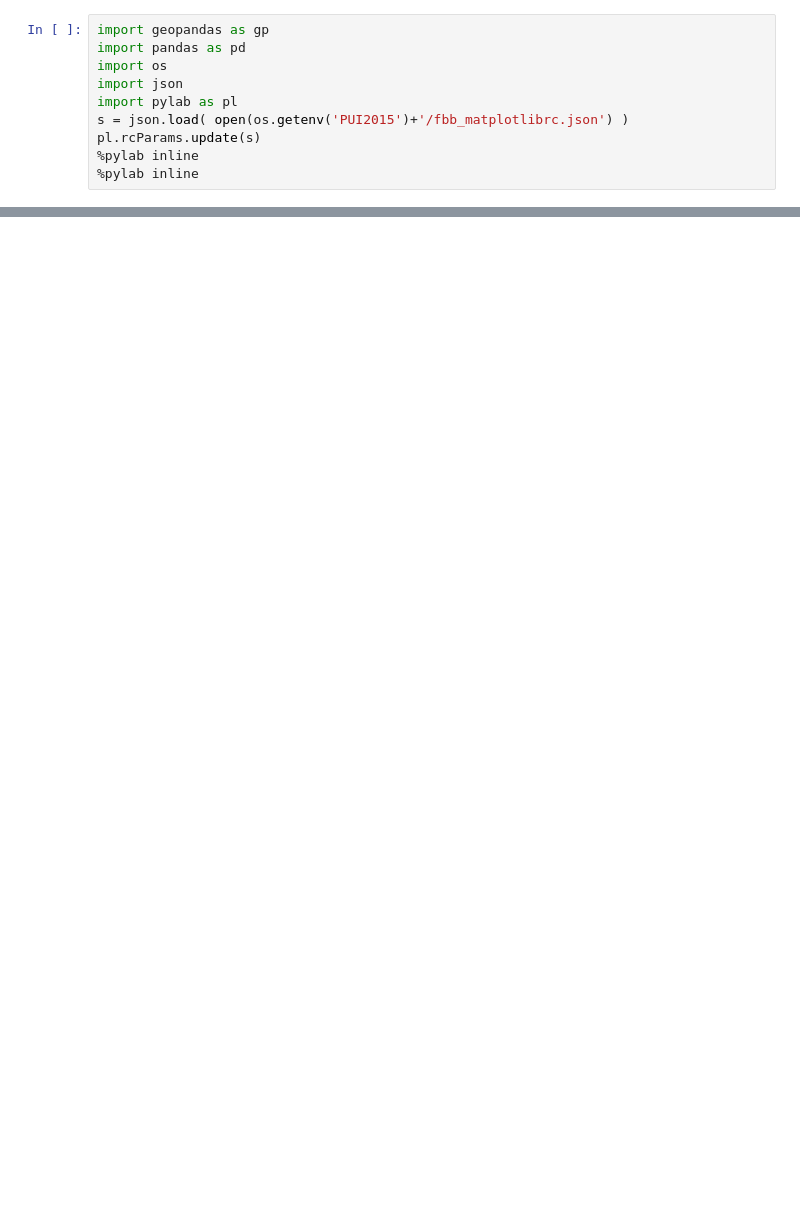
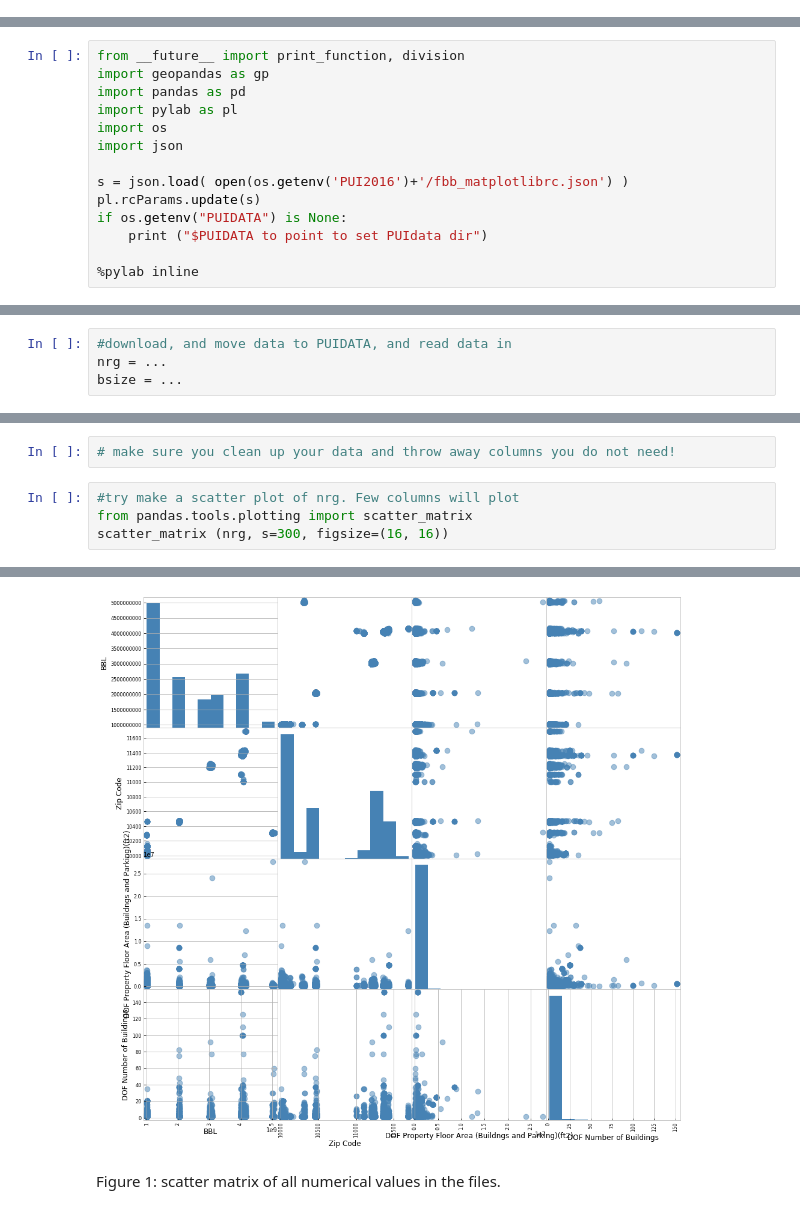
Before and after one commit to xuanzee/PUI2016_fb55, a Jupyter notebook: HW6_fb55/building_nrg_instructions.ipynb, the cells around one changed output, grey strips where cells are left out. Saved outputs shown, nothing was run; the diff lists cells and outputs as text; blank space fills up the shorter version.

```diff
--- a/HW6_fb55/building_nrg_instructions.ipynb
+++ b/HW6_fb55/building_nrg_instructions.ipynb
@@ -1,10 +0,0 @@
-# %%
-import geopandas as gp
-import pandas as pd
-import os
-import json
-import pylab as pl
-s = json.load( open(os.getenv('PUI2015')+'/fbb_matplotlibrc.json') )
-pl.rcParams.update(s)
-%pylab inline
-%pylab inline
@@ -598,0 +3,14 @@ scatter_matrix(scut, figsize=(15,15), diagonal='kde')
+# %%
+from __future__ import print_function, division
+import geopandas as gp
+import pandas as pd
+import pylab as pl
+import os
+import json
+
+s = json.load( open(os.getenv('PUI2016')+'/fbb_matplotlibrc.json') )
+pl.rcParams.update(s)
+if os.getenv("PUIDATA") is None:
+    print ("$PUIDATA to point to set PUIdata dir")
+
+%pylab inline
@@ -598,0 +35,4 @@ scatter_matrix(scut, figsize=(15,15), diagonal='kde')
+# %%
+#download, and move data to PUIDATA, and read data in
+nrg = ...
+bsize = ...
@@ -598,0 +77,7 @@ scatter_matrix(scut, figsize=(15,15), diagonal='kde')
+# %%
+# make sure you clean up your data and throw away columns you do not need!
+# %%
+#try make a scatter plot of nrg. Few columns will plot
+from pandas.tools.plotting import scatter_matrix
+scatter_matrix (nrg, s=300, figsize=(16, 16))
+# %% [output]
@@ -598,0 +100,3 @@ scatter_matrix(scut, figsize=(15,15), diagonal='kde')
+[figure, added]
+# %% [markdown]
+Figure 1: scatter matrix of all numerical values in the files.
```
Also changed, not shown: parts of 72 cells of this notebook.
